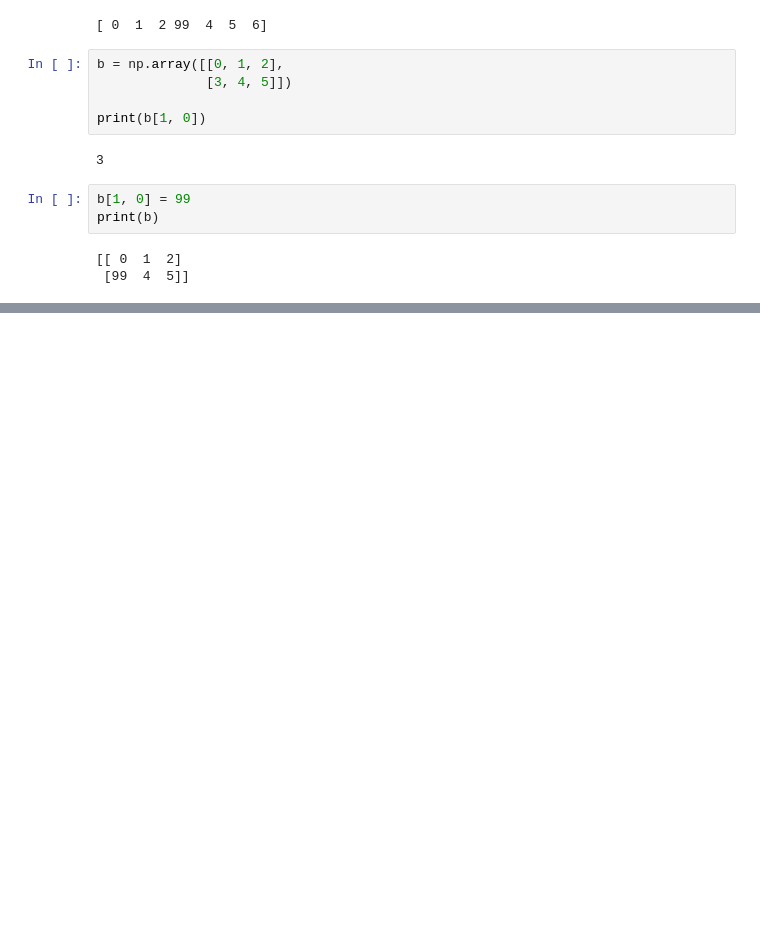
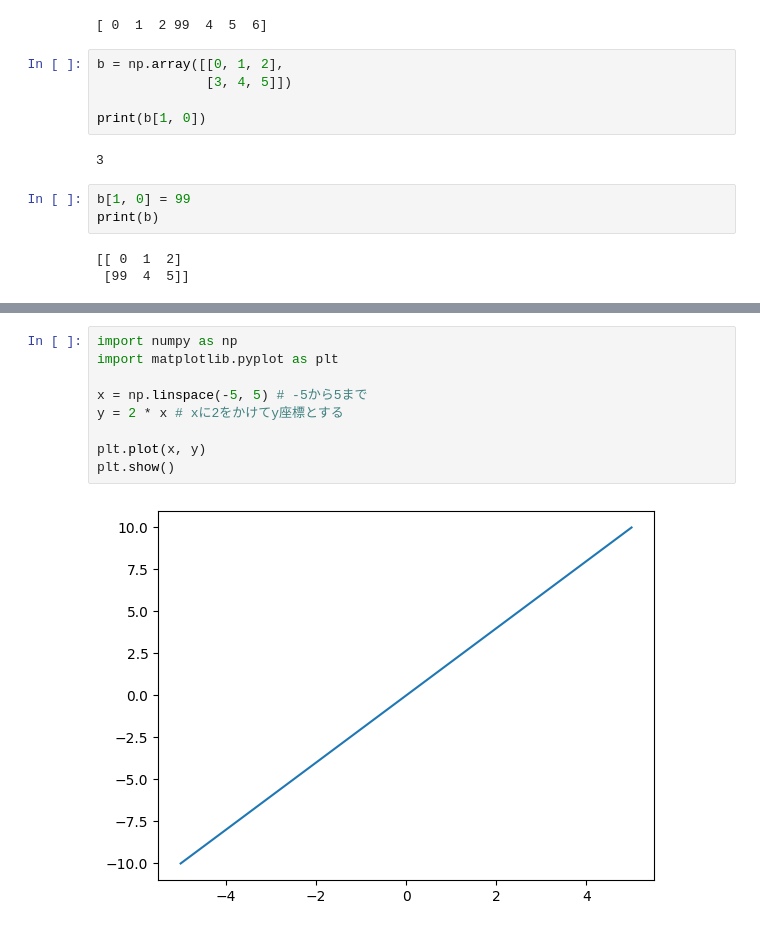
Before and after one commit to domonjo01/colaboratory, a Jupyter notebook: my_notebook.ipynb, the cells around one changed output, grey strips where cells are left out. Saved outputs shown, nothing was run; the diff lists cells and outputs as text; blank space fills up the shorter version.

```diff
--- a/my_notebook.ipynb
+++ b/my_notebook.ipynb
@@ -445,0 +515,11 @@ print(b)
+# %%
+import numpy as np
+import matplotlib.pyplot as plt
+
+x = np.linspace(-5, 5) # -5から5まで
+y = 2 * x # xに2をかけてy座標とする
+
+plt.plot(x, y)
+plt.show()
+# %% [output]
+[figure, added]
```
Also changed, not shown: parts of 6 cells of this notebook.
